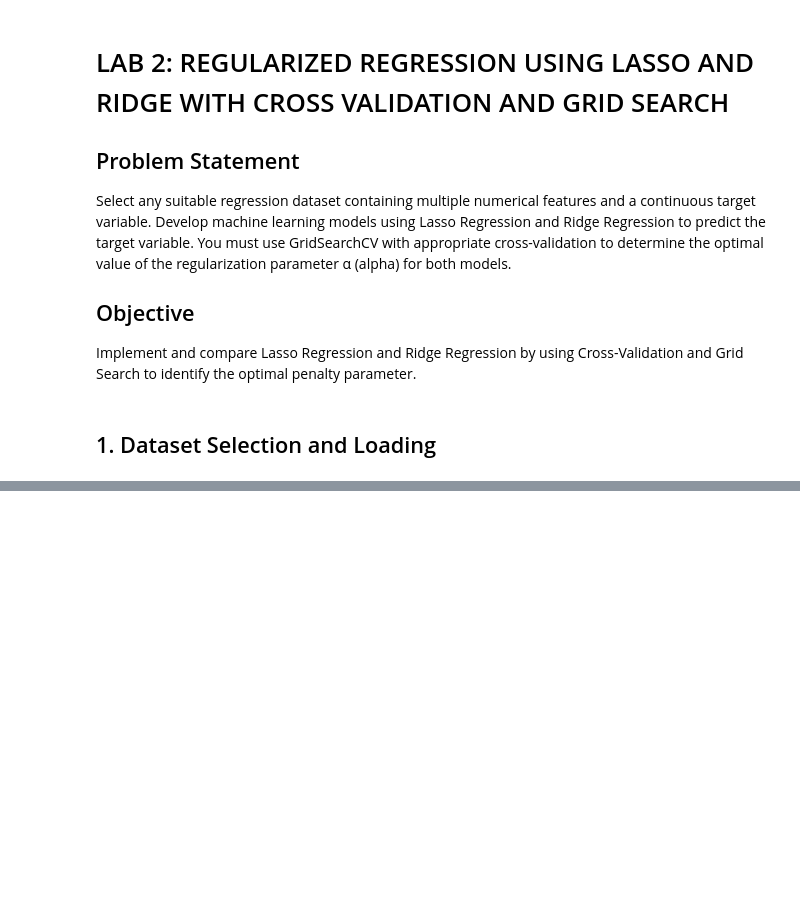
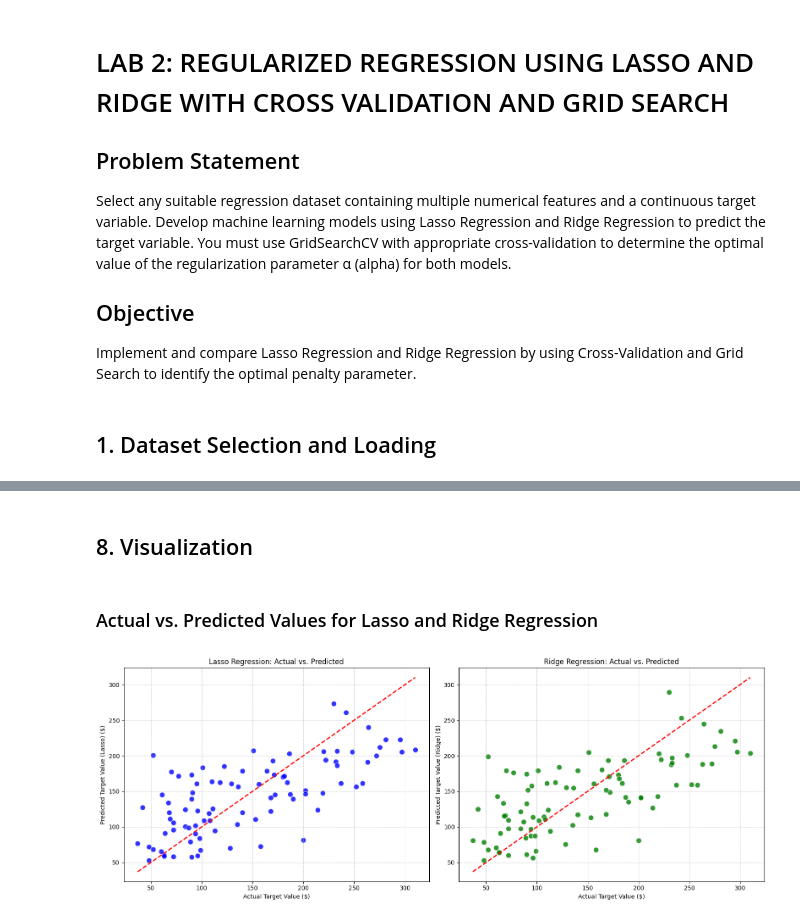
Before and after one commit to 5und4r/MachineLearningLab, a Jupyter notebook: MachineLearningLabII.ipynb, the cells around one changed output, grey strips where cells are left out. Cells and saved outputs as stored; diff of their text form; code cells hidden in the pictures; blank space fills up the shorter version.

```diff
--- a/MachineLearningLabII.ipynb
+++ b/MachineLearningLabII.ipynb
@@ -494,0 +578,4 @@ Independent Variables :
+# %%
+# Seperating into features and target variables
+X ,y = data.data, data.target
+X, y
@@ -494,0 +614,3 @@ Independent Variables :
+# %%
+LinReg = LinearRegression()
+LinReg.fit(Xtrain,ytrain)
@@ -494,0 +757,17 @@ Independent Variables :
+# %%
+from sklearn.metrics import mean_absolute_error, mean_squared_error
+
+# Evaluate the final Ridge model on the test set
+yridge_pred = final_ridge_model.predict(Xtest)
+
+# Calculate evaluation metrics
+mae_ridge = mean_absolute_error(ytest, yridge_pred)
+mse_ridge = mean_squared_error(ytest, yridge_pred)
+rmse_ridge = np.sqrt(mse_ridge)
+r_squared_ridge = final_ridge_model.score(Xtest, ytest)
+
+print("--- Ridge Regression Model Performance ---")
+print(f'Mean Absolute Error (MAE): {mae_ridge:.2f}')
+print(f'Mean Squared Error (MSE): {mse_ridge:.2f}')
+print(f'Root Mean Squared Error (RMSE): {rmse_ridge:.2f}')
+print(f'R-squared: {r_squared_ridge:.4f}')
@@ -494,0 +866,27 @@ Independent Variables :
+# %% [markdown]
+## 8. Visualization
+# %% [markdown]
+### Actual vs. Predicted Values for Lasso and Ridge Regression
+# %%
+fig, axes = plt.subplots(1, 2, figsize=(16, 6))
+
+# Plot for Lasso Regression
+sns.scatterplot(x=ytest, y=ylasso_pred, ax=axes[0], color='blue', alpha=0.8, edgecolor='w', s=80)
+axes[0].plot([ytest.min(), ytest.max()], [ytest.min(), ytest.max()], 'r--', lw=2)
+axes[0].set_xlabel('Actual Target Value ($)')
+axes[0].set_ylabel('Predicted Target Value (Lasso) ($)')
+axes[0].set_title('Lasso Regression: Actual vs. Predicted')
+axes[0].grid(True, linestyle='--', alpha=0.6)
+
+# Plot for Ridge Regression
+sns.scatterplot(x=ytest, y=yridge_pred, ax=axes[1], color='green', alpha=0.8, edgecolor='w', s=80)
+axes[1].plot([ytest.min(), ytest.max()], [ytest.min(), ytest.max()], 'r--', lw=2)
+axes[1].set_xlabel('Actual Target Value ($)')
+axes[1].set_ylabel('Predicted Target Value (Ridge) ($)')
+axes[1].set_title('Ridge Regression: Actual vs. Predicted')
+axes[1].grid(True, linestyle='--', alpha=0.6)
+
+plt.tight_layout()
+plt.show()
+# %% [output]
+[figure, added]
```
Also changed, not shown: parts of 34 cells of this notebook.
